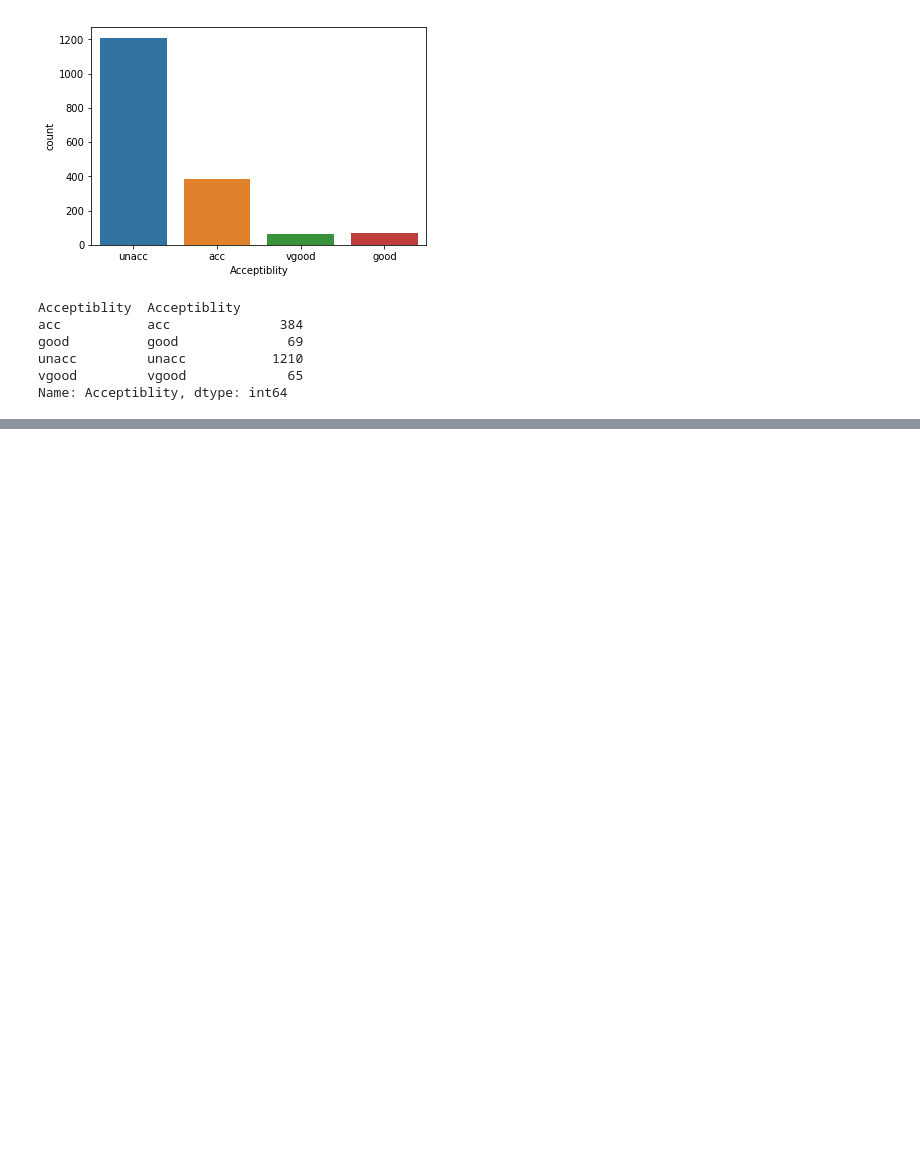
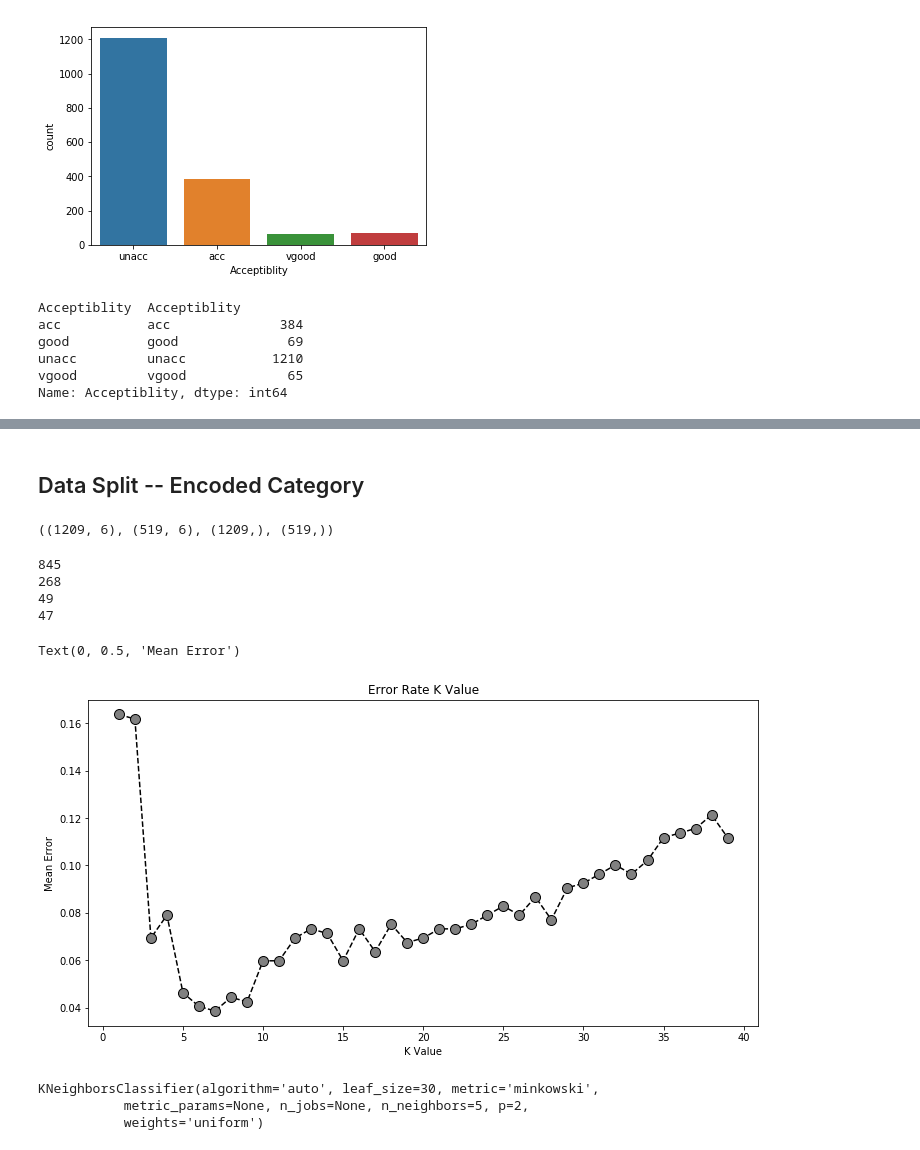
Before and after one commit to AbdullahAlSajid/Car-Acceptability-Classification, a Jupyter notebook: script .ipynb, the cells around one changed output, grey strips where cells are left out. Saved outputs shown, nothing was run; the diff lists cells and outputs as text; code cells hidden in the pictures; blank space fills up the shorter version.

```diff
--- a/script .ipynb
+++ b/script .ipynb
@@ -202,0 +224,53 @@ Name: Acceptiblity, dtype: int64
+# %% [markdown]
+## Data Split -- Encoded Category
+# %%
+from sklearn.model_selection import train_test_split
+
+Xen = df_enco.iloc[:,:-1].values
+yen = df_enco.iloc[:,-1].values
+
+# Split into training and test datasets
+X_entrain, X_entest, y_entrain, y_entest = train_test_split(X,y, train_size=0.7, random_state=123)
+X_entrain.shape, X_entest.shape, y_entrain.shape, y_entest.shape
+# %% [output]
+((1209, 6), (519, 6), (1209,), (519,))
+# %%
+print(np.count_nonzero(y_entrain=='unacc'))
+print(np.count_nonzero(y_entrain=='acc'))
+print(np.count_nonzero(y_entrain=='good'))
+print(np.count_nonzero(y_entrain=='vgood'))
+# %% [output]
+845
+268
+49
+47
+# %%
+from sklearn.neighbors import KNeighborsClassifier
+from sklearn.metrics import accuracy_score
+
+error = []
+
+# Calculating error for K values between 1 and 40
+for i in range(1, 40):
+    knn = KNeighborsClassifier(n_neighbors=i)
+    knn.fit(X_entrain, y_entrain)
+    pred_i = knn.predict(X_entest)
+    error.append(np.mean(pred_i != y_entest))
+# %%
+plt.figure(figsize=(12, 6))
+plt.plot(range(1, 40), error, color='black', linestyle='dashed', marker='o',
+         markerfacecolor='grey', markersize=10)
+plt.title('Error Rate K Value')
+plt.xlabel('K Value')
+plt.ylabel('Mean Error')
+# %% [output]
+Text(0, 0.5, 'Mean Error')
+[figure, added]
+# %%
+from sklearn.neighbors import KNeighborsClassifier
+classifier = KNeighborsClassifier(n_neighbors=5)
+classifier.fit(X_entrain, y_entrain)
+# %% [output]
+KNeighborsClassifier(algorithm='auto', leaf_size=30, metric='minkowski',
+           metric_params=None, n_jobs=None, n_neighbors=5, p=2,
+           weights='uniform')
```
Also changed, not shown: parts of 5 cells of this notebook.
